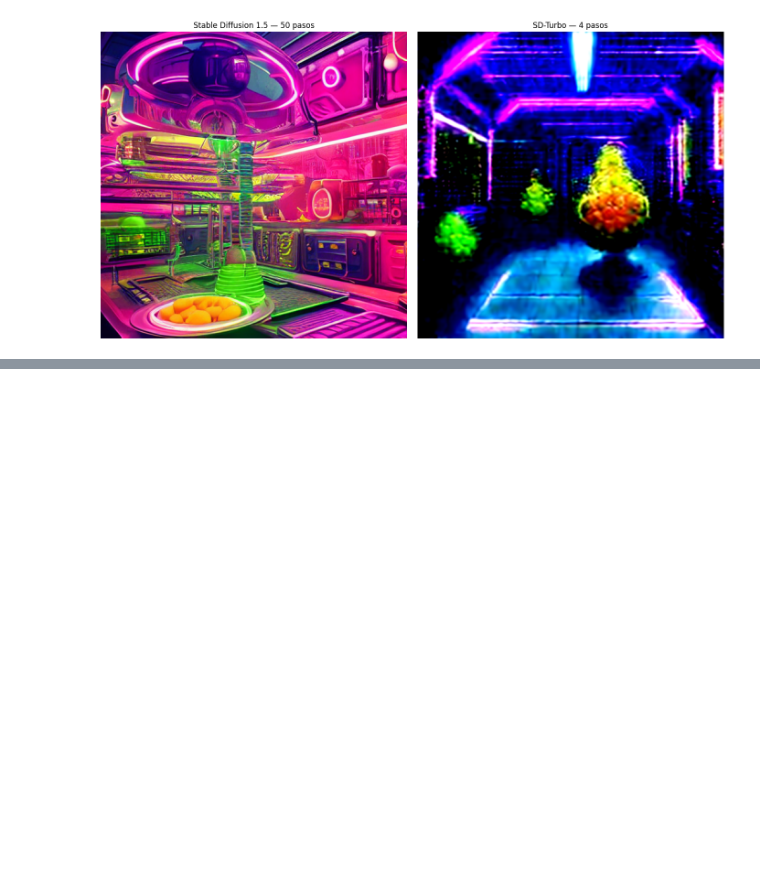
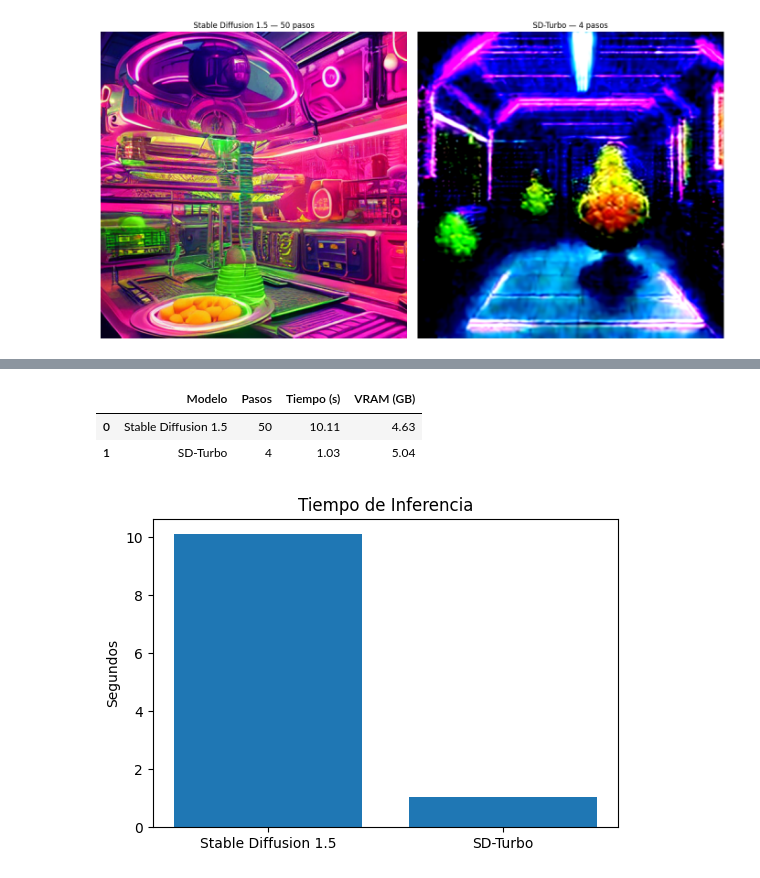
Before and after one commit to JoaquinCampos22155/lab10_vision, a Jupyter notebook: Untitled3.ipynb, the cells around one changed output, grey strips where cells are left out. Cells and saved outputs as stored; diff of their text form; code cells hidden in the pictures; blank space fills up the shorter version.

```diff
--- a/Untitled3.ipynb
+++ b/Untitled3.ipynb
@@ -126,0 +133,42 @@ plt.show()
+# %%
+#Tabla comparativa
+results_df = pd.DataFrame({
+    "Modelo": [
+        "Stable Diffusion 1.5",
+        "SD-Turbo"
+    ],
+    "Pasos": [
+        50,
+        4
+    ],
+    "Tiempo (s)": [
+        round(metrics_a["time"], 2),
+        round(metrics_b["time"], 2)
+    ],
+    "VRAM (GB)": [
+        round(metrics_a["memory"], 2),
+        round(metrics_b["memory"], 2)
+    ]
+})
+
+results_df
+# %% [output]
+|  | Modelo | Pasos | Tiempo (s) | VRAM (GB) |
+| 0 | Stable Diffusion 1.5 | 50 | 10.11 | 4.63 |
+| 1 | SD-Turbo | 4 | 1.03 | 5.04 |
+# %%
+# Gráfica — Tiempo de Inferencia
+
+plt.figure(figsize=(6,4))
+
+plt.bar(
+    results_df["Modelo"],
+    results_df["Tiempo (s)"]
+)
+
+plt.ylabel("Segundos")
+plt.title("Tiempo de Inferencia")
+
+plt.show()
+# %% [output]
+[figure, added]
```
Also changed, not shown: parts of 4 cells of this notebook.
